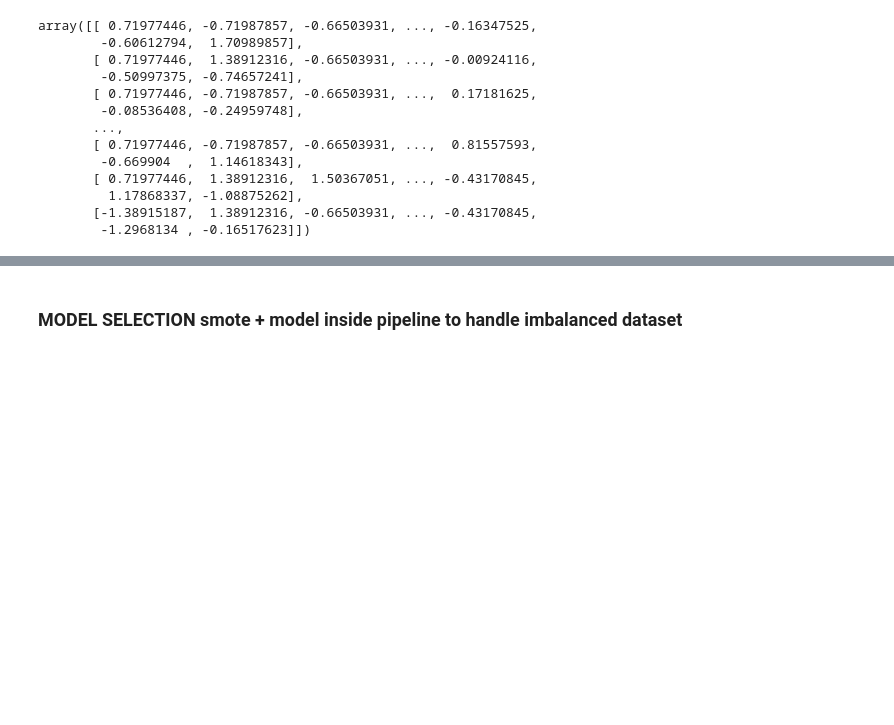
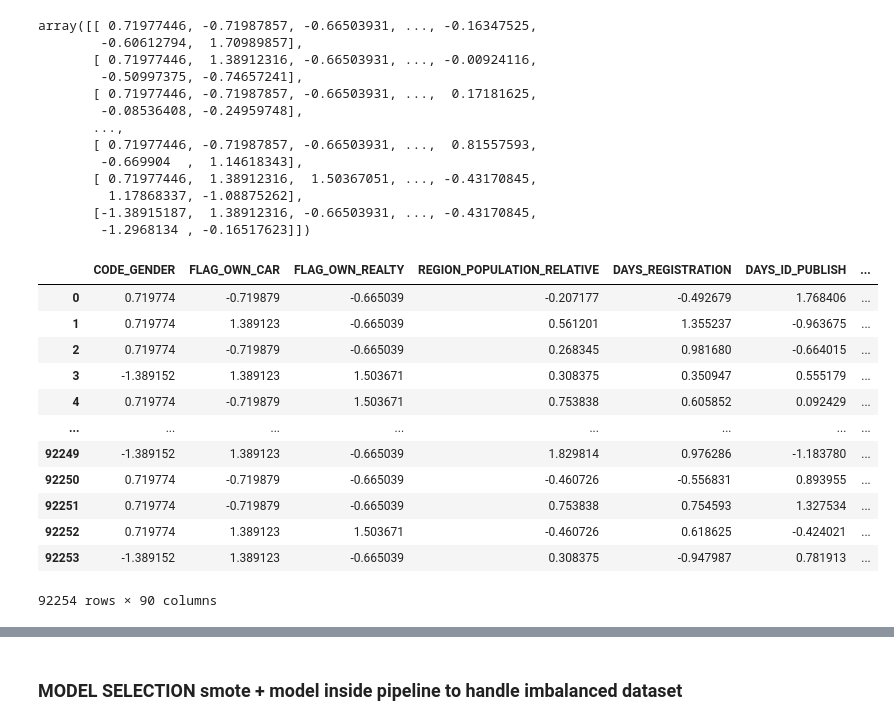
Before and after one commit to SilviaFranze/Project7, a Jupyter notebook: Proj7.ipynb, the cells around one changed output, grey strips where cells are left out. Cells and saved outputs as stored; diff of their text form; code cells hidden in the pictures; blank space fills up the shorter version.

```diff
--- a/Proj7.ipynb
+++ b/Proj7.ipynb
@@ -688,3 +694,22 @@ array([[ 0.71977446, -0.71987857, -0.66503931, ..., -0.16347525,
          1.17868337, -1.08875262],
        [-1.38915187,  1.38912316, -0.66503931, ..., -0.43170845,
         -1.2968134 , -0.16517623]])
+# %%
+# adding column names on the numpy array
+X_test_scld_cols = pd.DataFrame(X_test_scaled, columns=features_colss) # feature_colss contains 90 features, excluding the SK ID CURR,
+                                                                       # that I will add in the next cell
+X_test_scld_cols
+# %% [output]
+|  | CODE_GENDER | FLAG_OWN_CAR | FLAG_OWN_REALTY | REGION_POPULATION_RELATIVE | DAYS_REGISTRATION | DAYS_ID_PUBLISH | ... |
+| 0 | 0.719774 | -0.719879 | -0.665039 | -0.207177 | -0.492679 | 1.768406 | ... |
+| 1 | 0.719774 | 1.389123 | -0.665039 | 0.561201 | 1.355237 | -0.963675 | ... |
+| 2 | 0.719774 | -0.719879 | -0.665039 | 0.268345 | 0.981680 | -0.664015 | ... |
+| 3 | -1.389152 | 1.389123 | 1.503671 | 0.308375 | 0.350947 | 0.555179 | ... |
+| 4 | 0.719774 | -0.719879 | 1.503671 | 0.753838 | 0.605852 | 0.092429 | ... |
+| ... | ... | ... | ... | ... | ... | ... | ... |
+| 92249 | -1.389152 | 1.389123 | -0.665039 | 1.829814 | 0.976286 | -1.183780 | ... |
+| 92250 | 0.719774 | -0.719879 | -0.665039 | -0.460726 | -0.556831 | 0.893955 | ... |
+| 92251 | 0.719774 | -0.719879 | -0.665039 | 0.753838 | 0.754593 | 1.327534 | ... |
+| 92252 | 0.719774 | 1.389123 | 1.503671 | -0.460726 | 0.618625 | -0.424021 | ... |
+| 92253 | -1.389152 | 1.389123 | -0.665039 | 0.308375 | -0.947987 | 0.781913 | ... |
+92254 rows × 90 columns
```
Also changed, not shown: parts of 88 cells of this notebook, 1 other file.
